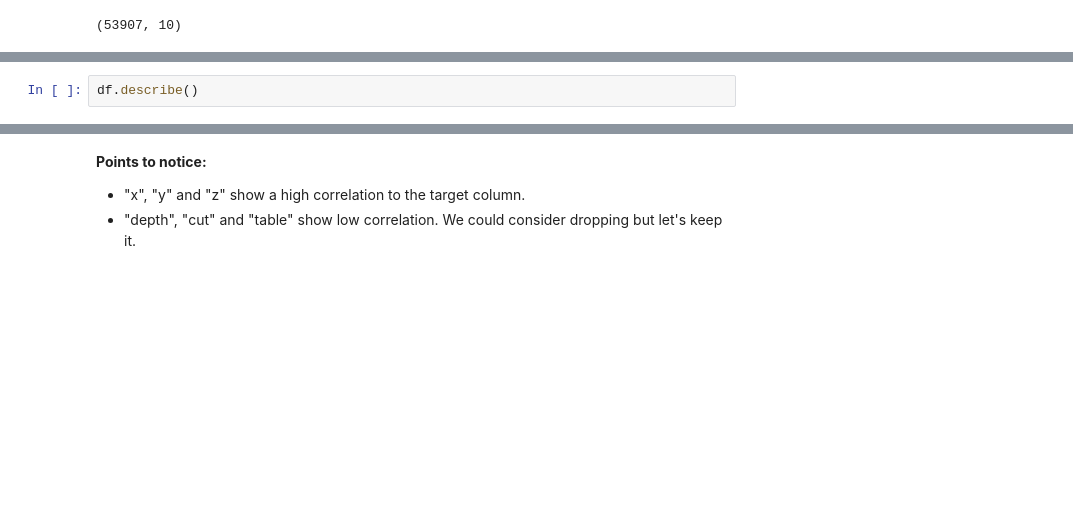
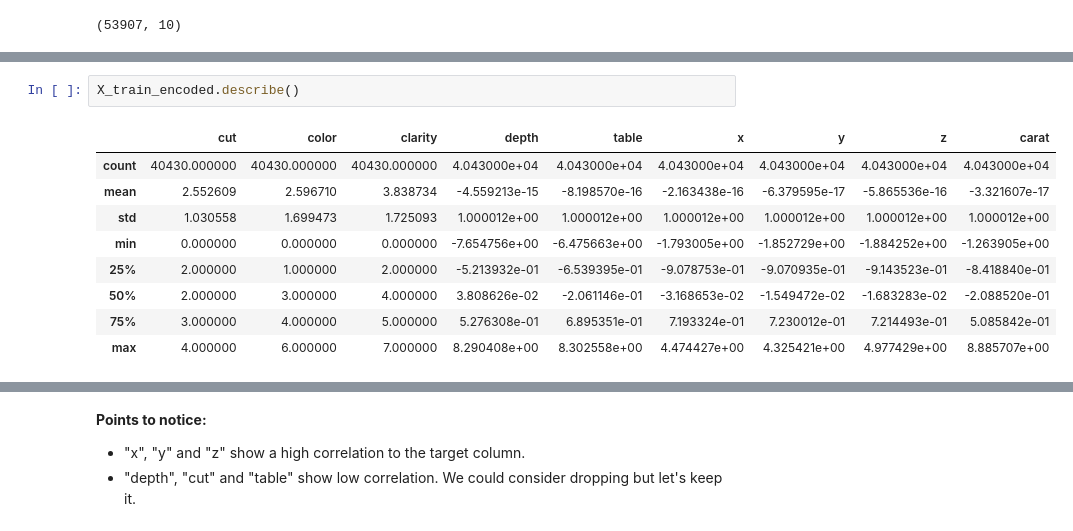
Before and after one commit to achoubey99/DiamondPricePrediction, a Jupyter notebook: Diamond Price Prediction.ipynb, the cells around one changed output, grey strips where cells are left out. Drawn from its saved outputs; the diff is of its cells as text; blank space fills up the shorter version.

```diff
--- a/Diamond Price Prediction.ipynb
+++ b/Diamond Price Prediction.ipynb
@@ -153,2 +259,12 @@ label_data.head()
 # %%
-df.describe()
+X_train_encoded.describe()
+# %% [output]
+|  | cut | color | clarity | depth | table | x | y | z | carat |
+| count | 40430.000000 | 40430.000000 | 40430.000000 | 4.043000e+04 | 4.043000e+04 | 4.043000e+04 | 4.043000e+04 | 4.043000e+04 | 4.043000e+04 |
+| mean | 2.552609 | 2.596710 | 3.838734 | -4.559213e-15 | -8.198570e-16 | -2.163438e-16 | -6.379595e-17 | -5.865536e-16 | -3.321607e-17 |
+| std | 1.030558 | 1.699473 | 1.725093 | 1.000012e+00 | 1.000012e+00 | 1.000012e+00 | 1.000012e+00 | 1.000012e+00 | 1.000012e+00 |
+| min | 0.000000 | 0.000000 | 0.000000 | -7.654756e+00 | -6.475663e+00 | -1.793005e+00 | -1.852729e+00 | -1.884252e+00 | -1.263905e+00 |
+| 25% | 2.000000 | 1.000000 | 2.000000 | -5.213932e-01 | -6.539395e-01 | -9.078753e-01 | -9.070935e-01 | -9.143523e-01 | -8.418840e-01 |
+| 50% | 2.000000 | 3.000000 | 4.000000 | 3.808626e-02 | -2.061146e-01 | -3.168653e-02 | -1.549472e-02 | -1.683283e-02 | -2.088520e-01 |
+| 75% | 3.000000 | 4.000000 | 5.000000 | 5.276308e-01 | 6.895351e-01 | 7.193324e-01 | 7.230012e-01 | 7.214493e-01 | 5.085842e-01 |
+| max | 4.000000 | 6.000000 | 7.000000 | 8.290408e+00 | 8.302558e+00 | 4.474427e+00 | 4.325421e+00 | 4.977429e+00 | 8.885707e+00 |
```
Also changed, not shown: parts of 30 cells of this notebook, 9 other files.
